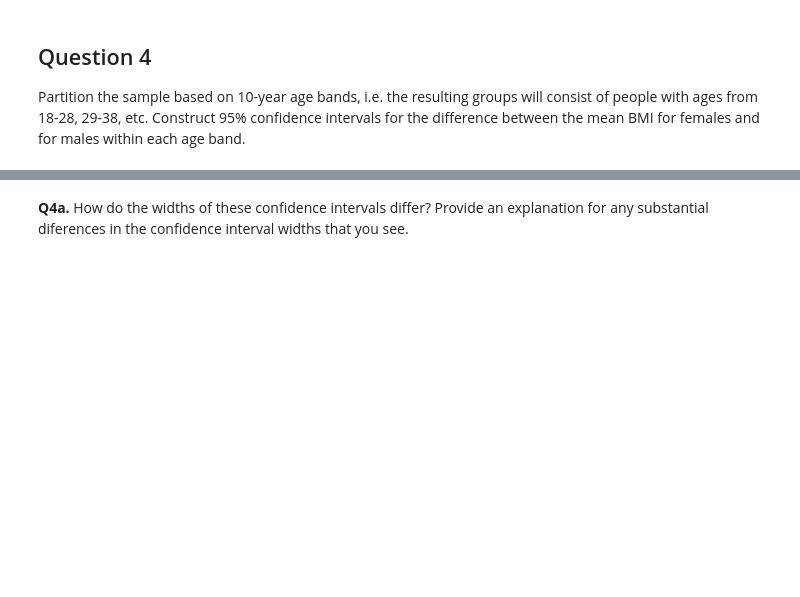
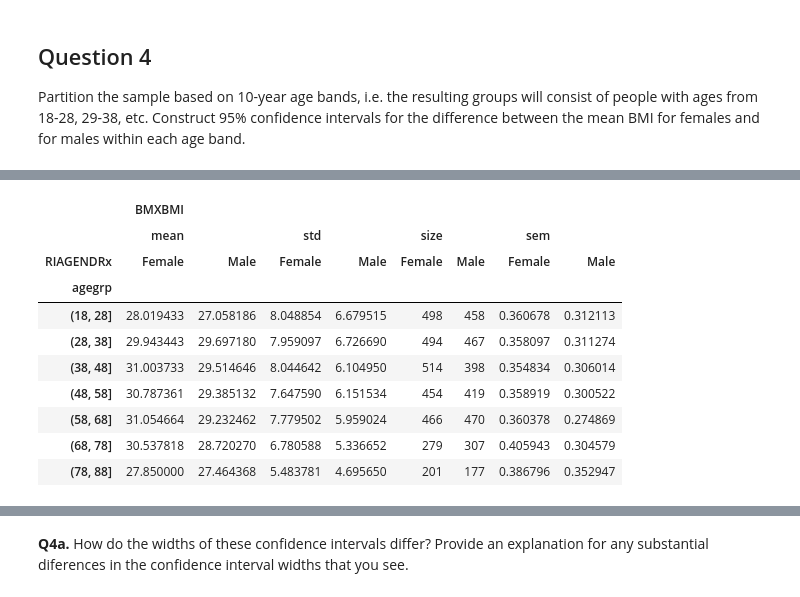
Before and after one commit to elsayedg/Statistics-with-Python-Specialization, a Jupyter notebook: 2_Inferential Statistical Analysis with Python/2- CONFIDENCE INTERVALS/4- nhanes_confidence_intervals_practice.ipynb, the cells around one changed output, grey strips where cells are left out. Saved outputs shown, nothing was run; the diff lists cells and outputs as text; code cells hidden in the pictures; blank space fills up the shorter version.

```diff
--- a/2_Inferential Statistical Analysis with Python/2- CONFIDENCE INTERVALS/4- nhanes_confidence_intervals_practice.ipynb
+++ b/2_Inferential Statistical Analysis with Python/2- CONFIDENCE INTERVALS/4- nhanes_confidence_intervals_practice.ipynb
@@ -198,0 +226,17 @@ Partition the sample based on 10-year age bands, i.e. the resulting groups will
+# %%
+# Calculate the SEM(standard error mean) for females and for males within each age band
+pr["BMXBMI", "sem", "Female"] = pr["BMXBMI", "std", "Female"] / np.sqrt(pr["BMXBMI", "size", "Female"])
+pr["BMXBMI", "sem", "Male"] = pr["BMXBMI", "std", "Male"] / np.sqrt(pr["BMXBMI", "size", "Male"])
+pr
+# %% [output]
+|  | BMXBMI |  |  |  |  |  |  |  |
+|  | mean |  | std |  | size |  | sem |  |
+| RIAGENDRx | Female | Male | Female | Male | Female | Male | Female | Male |
+| agegrp |  |  |  |  |  |  |  |  |
+| (18, 28] | 28.019433 | 27.058186 | 8.048854 | 6.679515 | 498 | 458 | 0.360678 | 0.312113 |
+| (28, 38] | 29.943443 | 29.697180 | 7.959097 | 6.726690 | 494 | 467 | 0.358097 | 0.311274 |
+| (38, 48] | 31.003733 | 29.514646 | 8.044642 | 6.104950 | 514 | 398 | 0.354834 | 0.306014 |
+| (48, 58] | 30.787361 | 29.385132 | 7.647590 | 6.151534 | 454 | 419 | 0.358919 | 0.300522 |
+| (58, 68] | 31.054664 | 29.232462 | 7.779502 | 5.959024 | 466 | 470 | 0.360378 | 0.274869 |
+| (68, 78] | 30.537818 | 28.720270 | 6.780588 | 5.336652 | 279 | 307 | 0.405943 | 0.304579 |
+| (78, 88] | 27.850000 | 27.464368 | 5.483781 | 4.695650 | 201 | 177 | 0.386796 | 0.352947 |
```
Also changed, not shown: parts of 11 cells of this notebook.
